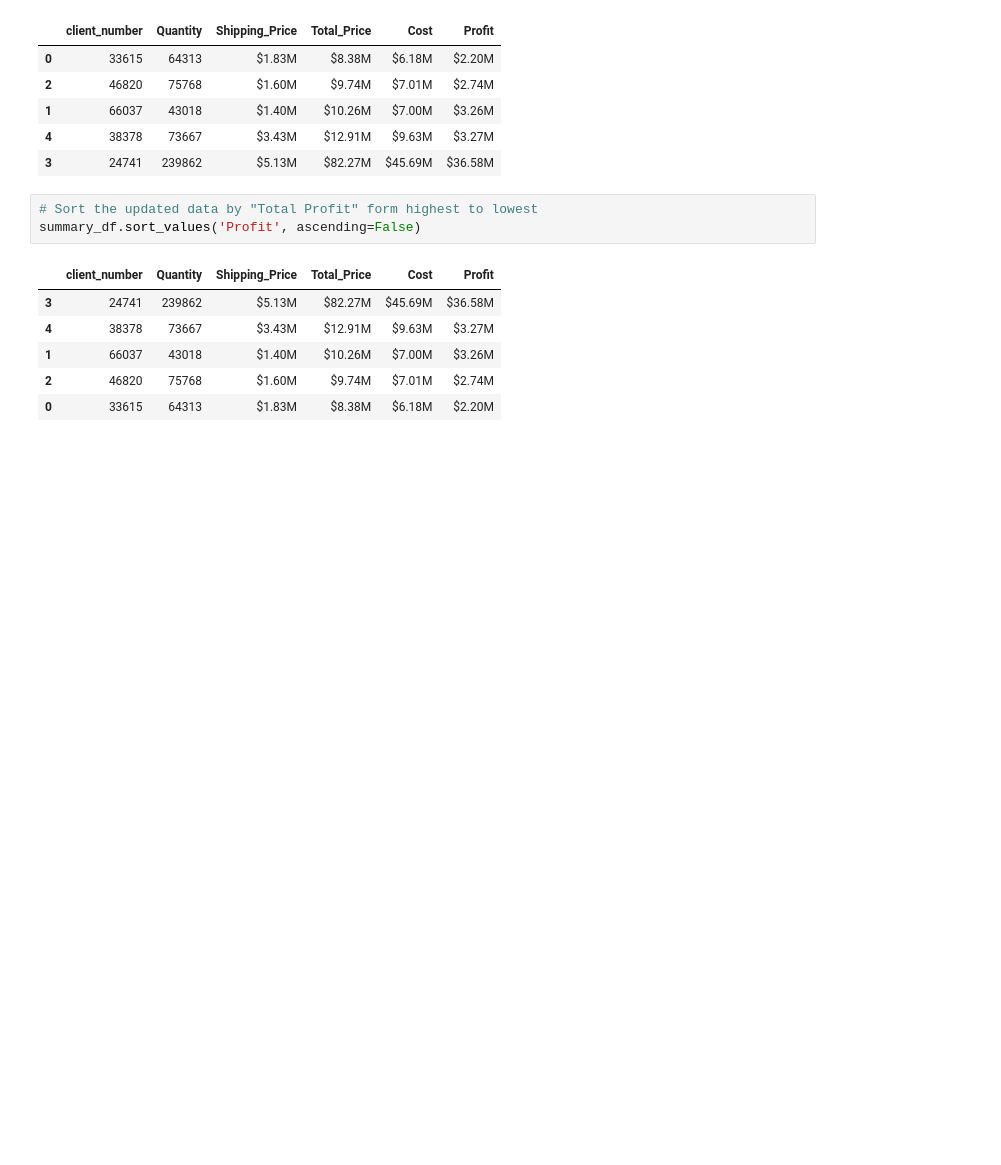
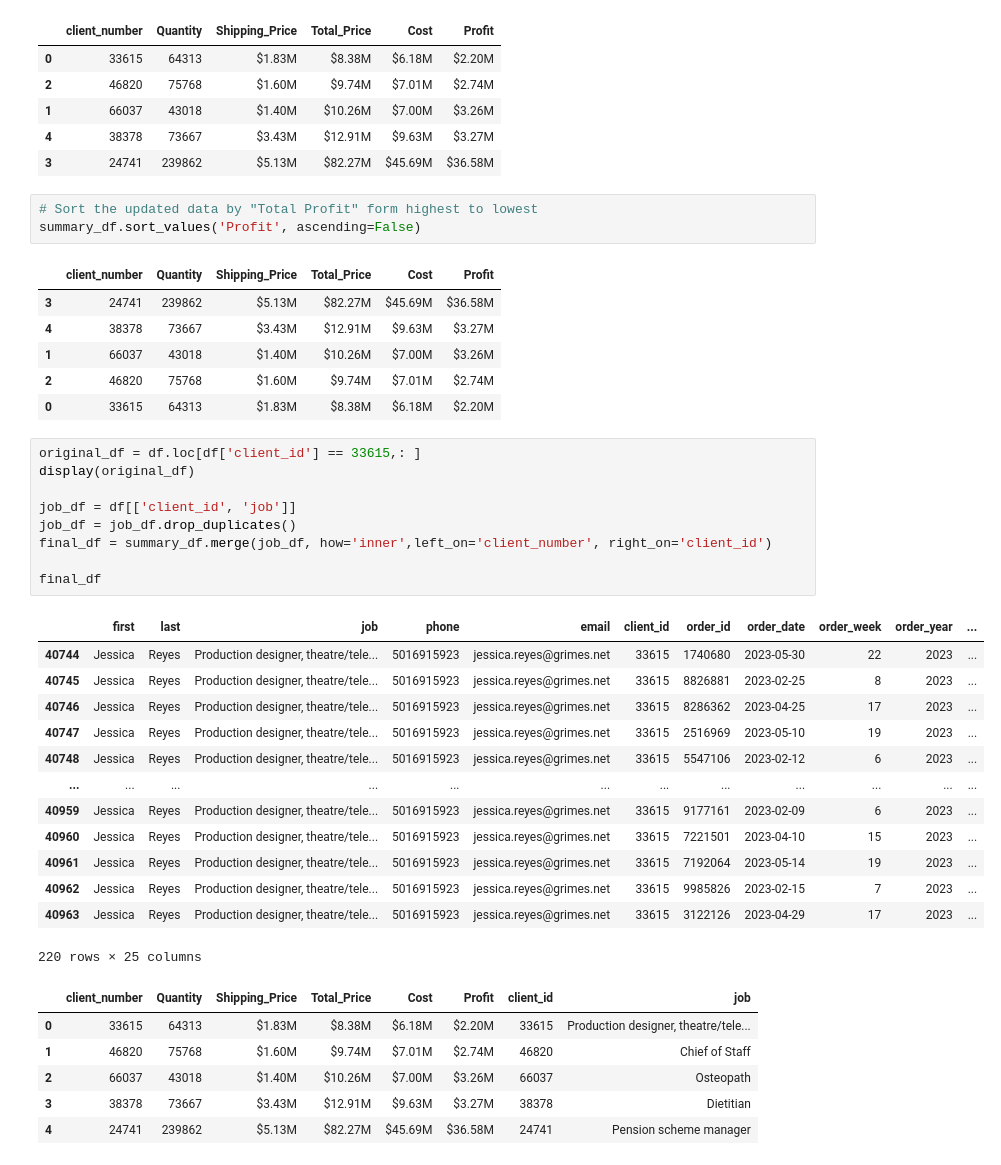
Before and after one commit to aVa7889/Challenge4, a Jupyter notebook: Starter_Code/module_4_challenge.ipynb, the cells around one changed output. Saved outputs shown, nothing was run; the diff lists cells and outputs as text; blank space fills up the shorter version.

```diff
--- a/Starter_Code/module_4_challenge.ipynb
+++ b/Starter_Code/module_4_challenge.ipynb
@@ -292,3 +287,32 @@ summary_df.sort_values('Profit', ascending=False)
 | 1 | 66037 | 43018 | $1.40M | $10.26M | $7.00M | $3.26M |
 | 2 | 46820 | 75768 | $1.60M | $9.74M | $7.01M | $2.74M |
 | 0 | 33615 | 64313 | $1.83M | $8.38M | $6.18M | $2.20M |
+# %%
+original_df = df.loc[df['client_id'] == 33615,: ]
+display(original_df)
+
+job_df = df[['client_id', 'job']]
+job_df = job_df.drop_duplicates()
+final_df = summary_df.merge(job_df, how='inner',left_on='client_number', right_on='client_id')
+
+final_df
+# %% [output]
+|  | first | last | job | phone | email | client_id | order_id | order_date | order_week | order_year | ... |
+| 40744 | Jessica | Reyes | Production designer, theatre/tele... | 5016915923 | jessica.reyes@grimes.net | 33615 | 1740680 | 2023-05-30 | 22 | 2023 | ... |
+| 40745 | Jessica | Reyes | Production designer, theatre/tele... | 5016915923 | jessica.reyes@grimes.net | 33615 | 8826881 | 2023-02-25 | 8 | 2023 | ... |
+| 40746 | Jessica | Reyes | Production designer, theatre/tele... | 5016915923 | jessica.reyes@grimes.net | 33615 | 8286362 | 2023-04-25 | 17 | 2023 | ... |
+| 40747 | Jessica | Reyes | Production designer, theatre/tele... | 5016915923 | jessica.reyes@grimes.net | 33615 | 2516969 | 2023-05-10 | 19 | 2023 | ... |
+| 40748 | Jessica | Reyes | Production designer, theatre/tele... | 5016915923 | jessica.reyes@grimes.net | 33615 | 5547106 | 2023-02-12 | 6 | 2023 | ... |
+| ... | ... | ... | ... | ... | ... | ... | ... | ... | ... | ... | ... |
+| 40959 | Jessica | Reyes | Production designer, theatre/tele... | 5016915923 | jessica.reyes@grimes.net | 33615 | 9177161 | 2023-02-09 | 6 | 2023 | ... |
+| 40960 | Jessica | Reyes | Production designer, theatre/tele... | 5016915923 | jessica.reyes@grimes.net | 33615 | 7221501 | 2023-04-10 | 15 | 2023 | ... |
+| 40961 | Jessica | Reyes | Production designer, theatre/tele... | 5016915923 | jessica.reyes@grimes.net | 33615 | 7192064 | 2023-05-14 | 19 | 2023 | ... |
+| 40962 | Jessica | Reyes | Production designer, theatre/tele... | 5016915923 | jessica.reyes@grimes.net | 33615 | 9985826 | 2023-02-15 | 7 | 2023 | ... |
+| 40963 | Jessica | Reyes | Production designer, theatre/tele... | 5016915923 | jessica.reyes@grimes.net | 33615 | 3122126 | 2023-04-29 | 17 | 2023 | ... |
+220 rows × 25 columns
+|  | client_number | Quantity | Shipping_Price | Total_Price | Cost | Profit | client_id | job |
+| 0 | 33615 | 64313 | $1.83M | $8.38M | $6.18M | $2.20M | 33615 | Production designer, theatre/tele... |
+| 1 | 46820 | 75768 | $1.60M | $9.74M | $7.01M | $2.74M | 46820 | Chief of Staff |
+| 2 | 66037 | 43018 | $1.40M | $10.26M | $7.00M | $3.26M | 66037 | Osteopath |
+| 3 | 38378 | 73667 | $3.43M | $12.91M | $9.63M | $3.27M | 38378 | Dietitian |
+| 4 | 24741 | 239862 | $5.13M | $82.27M | $45.69M | $36.58M | 24741 | Pension scheme manager |
```
Also changed, not shown: parts of 2 cells of this notebook.
